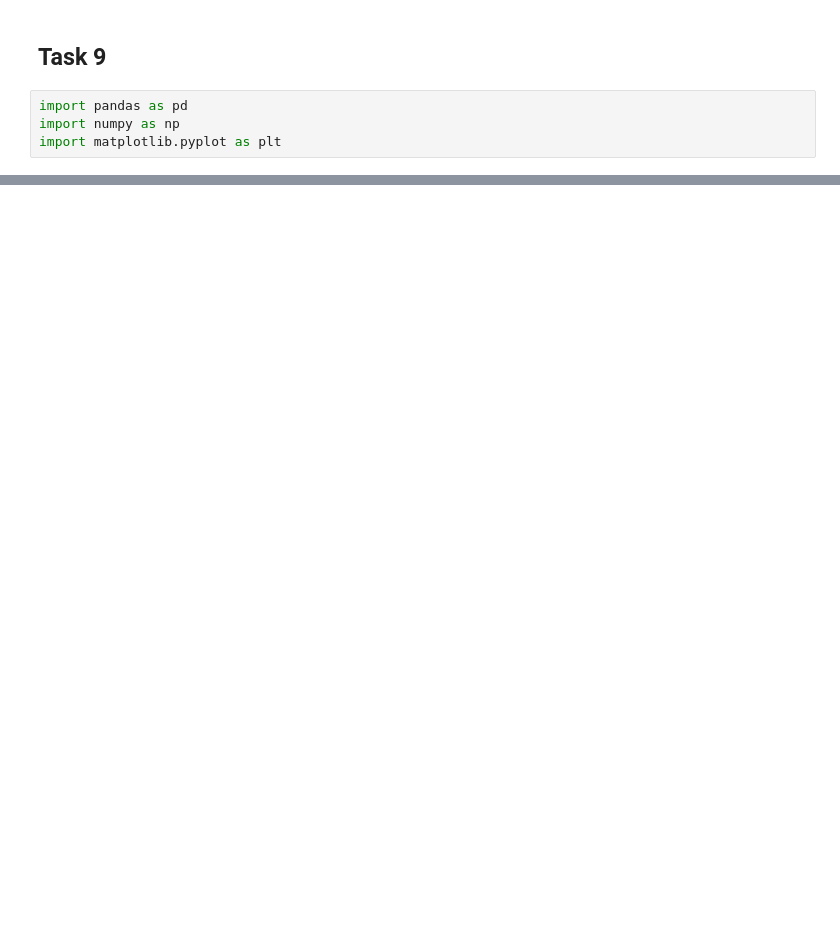
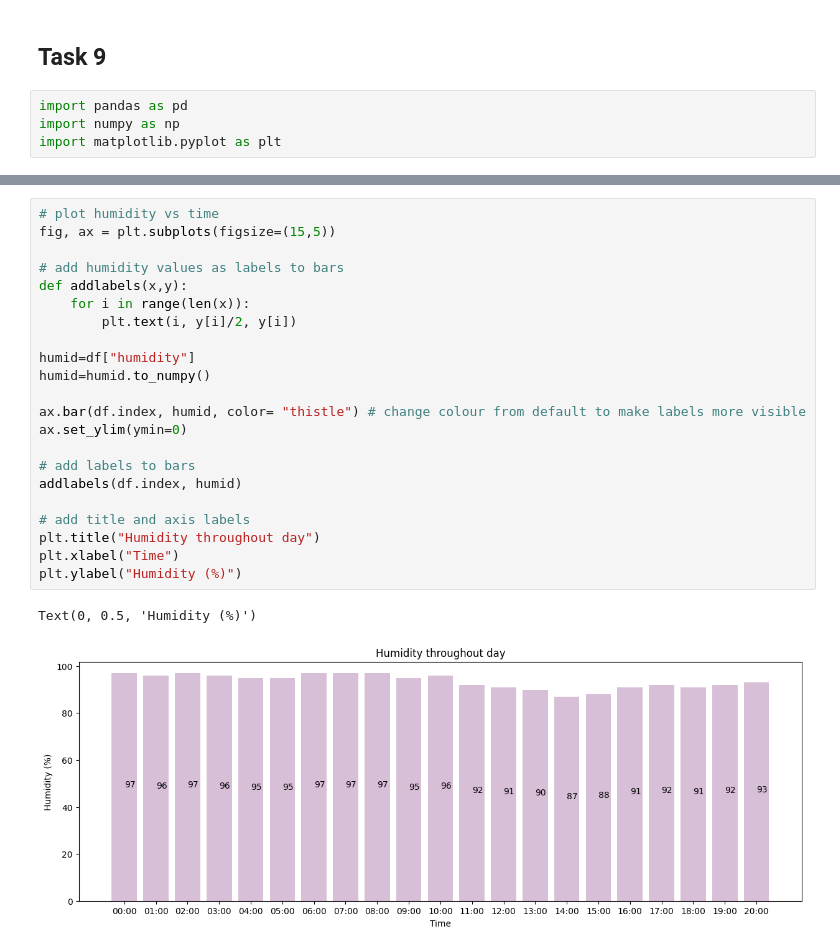
Before and after one commit to rayne-fall/computer-infrastructure, a Jupyter notebook: weather.ipynb, the cells around one changed output, grey strips where cells are left out. Drawn from its saved outputs; the diff is of its cells as text; blank space fills up the shorter version.

```diff
--- a/weather.ipynb
+++ b/weather.ipynb
@@ -138,0 +145,25 @@ ax.set_ylim(ymin=0)
+# %%
+# plot humidity vs time
+fig, ax = plt.subplots(figsize=(15,5))
+
+# add humidity values as labels to bars
+def addlabels(x,y):
+    for i in range(len(x)):
+        plt.text(i, y[i]/2, y[i])
+
+humid=df["humidity"]
+humid=humid.to_numpy()
+
+ax.bar(df.index, humid, color= "thistle") # change colour from default to make labels more visible
+ax.set_ylim(ymin=0)
+
+# add labels to bars
+addlabels(df.index, humid)
+
+# add title and axis labels
+plt.title("Humidity throughout day")
+plt.xlabel("Time")
+plt.ylabel("Humidity (%)")
+# %% [output]
+Text(0, 0.5, 'Humidity (%)')
+[figure, added]
```
Also changed, not shown: parts of 7 cells of this notebook, 2 other files.
